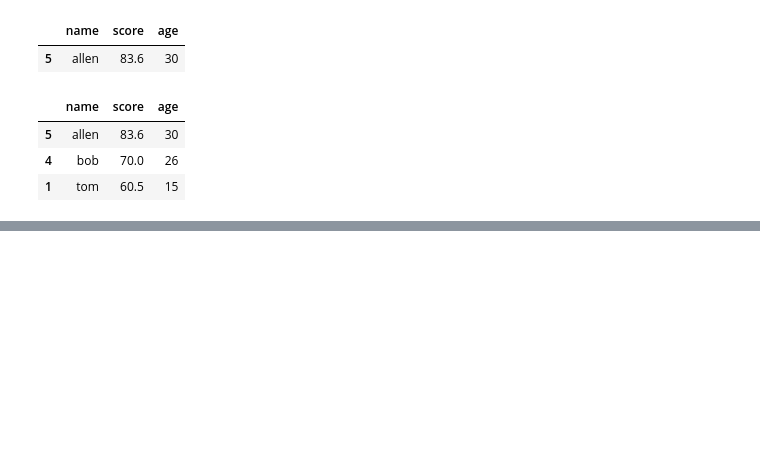
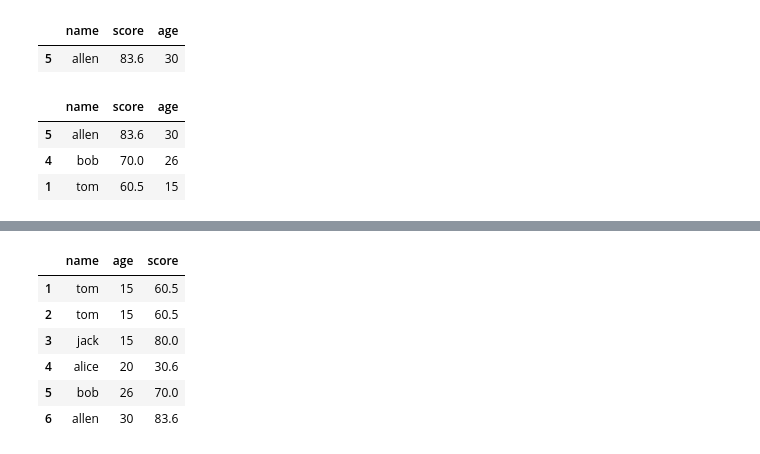
Before and after one commit to zimiao-dev/Python-Data-Analysis-Learning, a Jupyter notebook: 02_pandas/pandas_DataFrame.ipynb, the cells around one changed output, grey strips where cells are left out. Cells and saved outputs as stored; diff of their text form; code cells hidden in the pictures; blank space fills up the shorter version.

Commit message:
update pandas DataFrame notebook

```diff
--- a/02_pandas/pandas_DataFrame.ipynb
+++ b/02_pandas/pandas_DataFrame.ipynb
@@ -204,0 +312,10 @@ df.sample(3)
+# %%
+df = pd.DataFrame(
+    {
+       'name': ['tom', 'tom','jack', 'alice', 'bob', 'allen'],
+        'age': [15, 15, 15, 20, 26, 30],
+        'score': [60.5, 60.5,  80, 30.6, 70, 83.6]
+    }, index=[1, 2, 3, 4, 5, 6], columns=['name', 'age', 'score']
+)
+print(df.value_counts()) # 每条记录出现的次数
+print(df.nunique())
@@ -204,0 +378,11 @@ df.sample(3)
+# %%
+# 累计和 累积积
+df
+# %% [output]
+|  | name | age | score |
+| 1 | tom | 15 | 60.5 |
+| 2 | tom | 15 | 60.5 |
+| 3 | jack | 15 | 80.0 |
+| 4 | alice | 20 | 30.6 |
+| 5 | bob | 26 | 70.0 |
+| 6 | allen | 30 | 83.6 |
```
Also changed, not shown: parts of 26 cells of this notebook.
